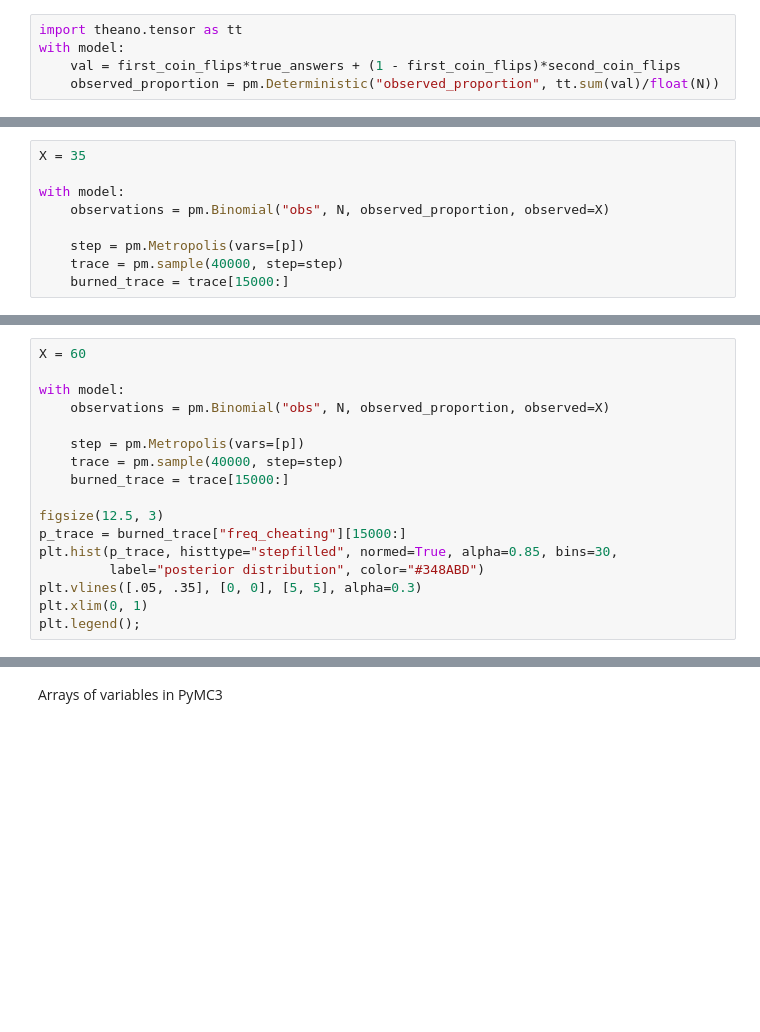
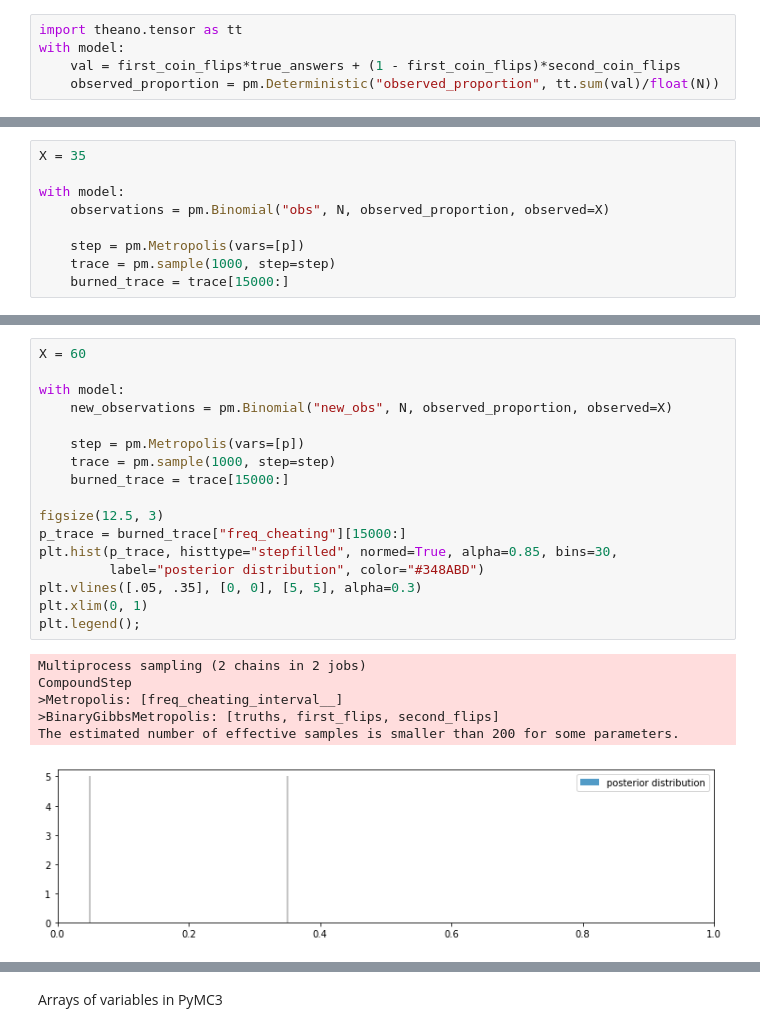
Before and after one commit to WillKoehrsen/eecs-491, a Jupyter notebook: learning/ppbmh_chapter_2.ipynb, the cells around one changed output, grey strips where cells are left out. Saved outputs shown, nothing was run; the diff lists cells and outputs as text; blank space fills up the shorter version.

```diff
--- a/learning/ppbmh_chapter_2.ipynb
+++ b/learning/ppbmh_chapter_2.ipynb
@@ -364,5 +443,5 @@ with model:
     observations = pm.Binomial("obs", N, observed_proportion, observed=X)
 
     step = pm.Metropolis(vars=[p])
-    trace = pm.sample(40000, step=step)
+    trace = pm.sample(1000, step=step)
     burned_trace = trace[15000:]
@@ -377,20 +464,27 @@ plt.legend();
 # %%
 X = 60
 
 with model:
-    observations = pm.Binomial("obs", N, observed_proportion, observed=X)
+    new_observations = pm.Binomial("new_obs", N, observed_proportion, observed=X)
 
     step = pm.Metropolis(vars=[p])
-    trace = pm.sample(40000, step=step)
+    trace = pm.sample(1000, step=step)
     burned_trace = trace[15000:]
 
 figsize(12.5, 3)
 p_trace = burned_trace["freq_cheating"][15000:]
 plt.hist(p_trace, histtype="stepfilled", normed=True, alpha=0.85, bins=30,
          label="posterior distribution", color="#348ABD")
 plt.vlines([.05, .35], [0, 0], [5, 5], alpha=0.3)
 plt.xlim(0, 1)
 plt.legend();
+# %% [output]
+Multiprocess sampling (2 chains in 2 jobs)
+CompoundStep
+>Metropolis: [freq_cheating_interval__]
+>BinaryGibbsMetropolis: [truths, first_flips, second_flips]
+The estimated number of effective samples is smaller than 200 for some parameters.
+[figure, added]
 # %%
 with pm.Model() as model:
     p = pm.Uniform("freq_cheating", 0, 1)
```
Also changed, not shown: parts of 53 cells of this notebook, 1 other file.
